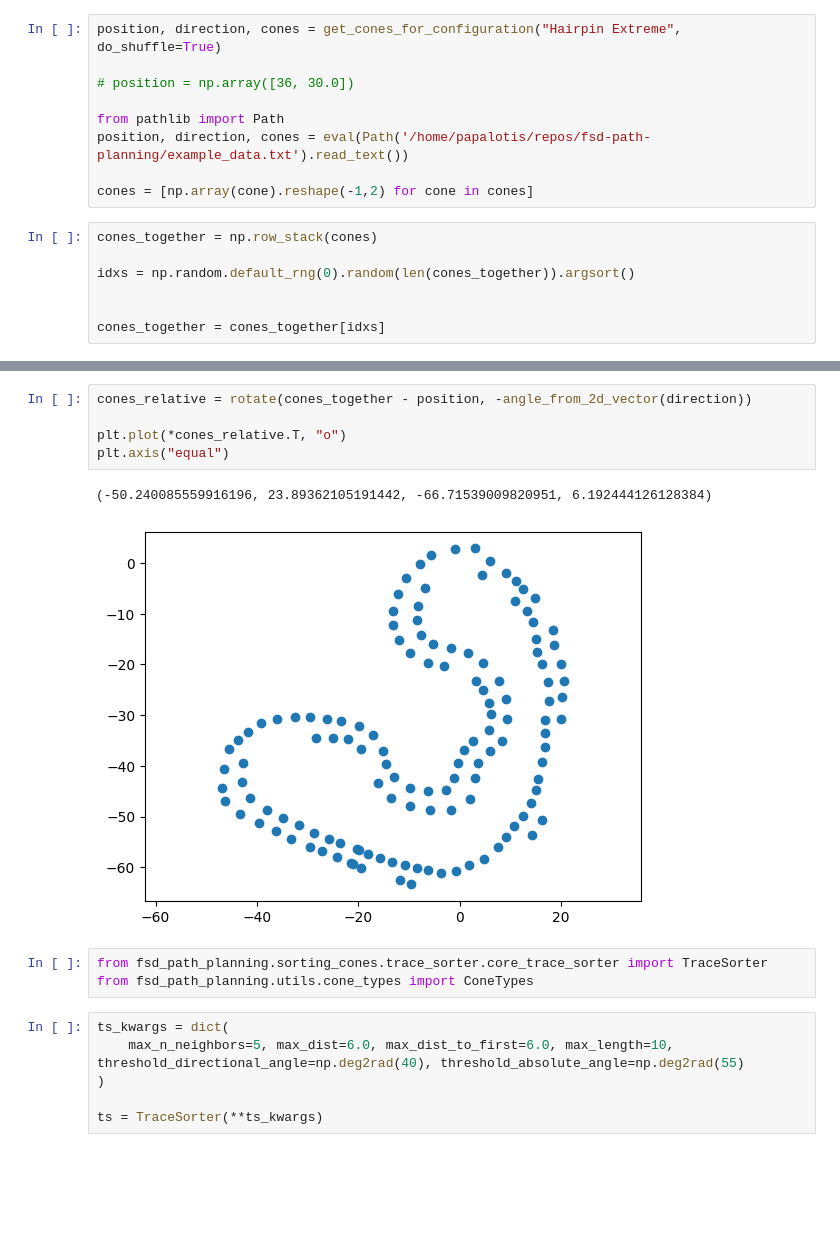
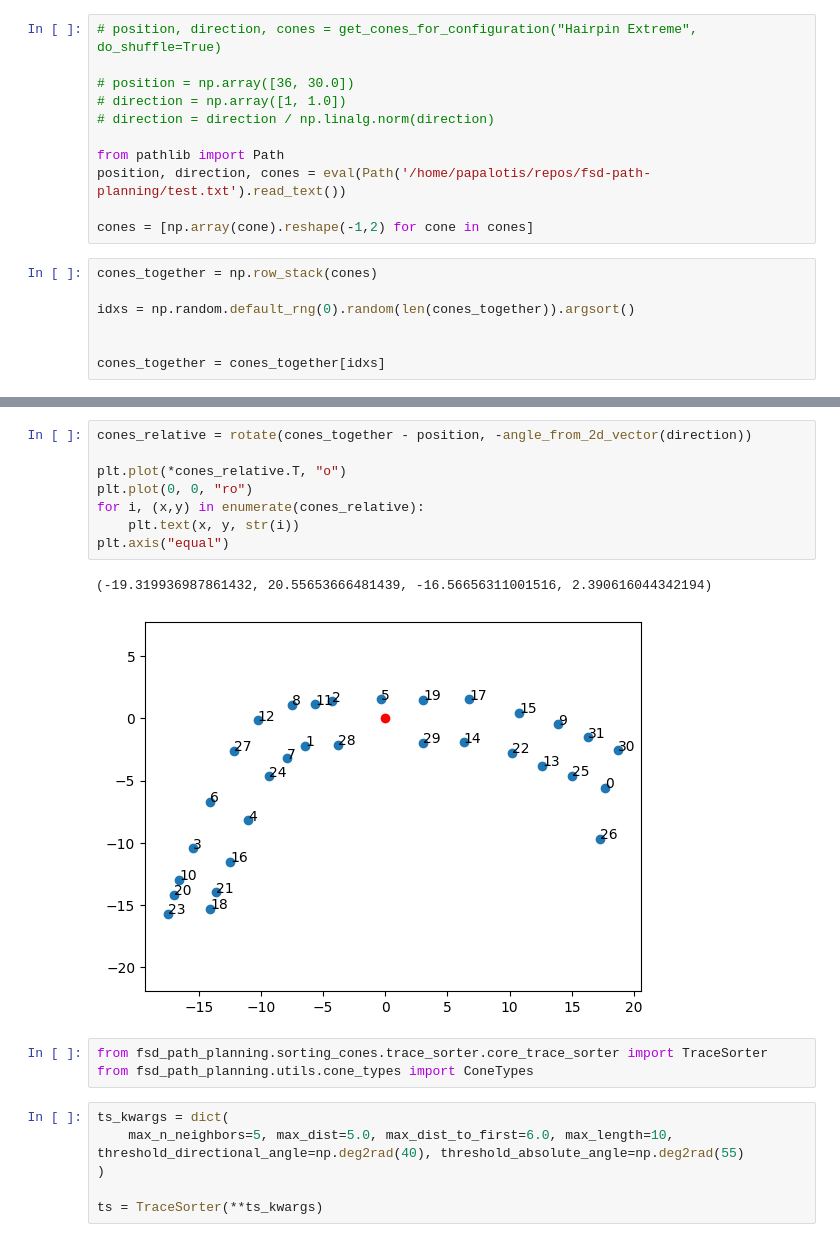
Before and after one commit to papalotis/ft-fsd-path-planning, a Jupyter notebook: colorless2.ipynb, the cells around one changed output, grey strips where cells are left out. Drawn from its saved outputs; the diff is of its cells as text; blank space fills up the shorter version.

```diff
--- a/colorless2.ipynb
+++ b/colorless2.ipynb
@@ -11,12 +11,14 @@ import matplotlib.pyplot as plt
 from fsd_path_planning.utils.math_utils import rotate, angle_from_2d_vector
 from numpy import array, float64
 # %%
-position, direction, cones = get_cones_for_configuration("Hairpin Extreme", do_shuffle=True)
+# position, direction, cones = get_cones_for_configuration("Hairpin Extreme", do_shuffle=True)
 
 # position = np.array([36, 30.0])
+# direction = np.array([1, 1.0])
+# direction = direction / np.linalg.norm(direction)
 
 from pathlib import Path
-position, direction, cones = eval(Path('/home/papalotis/repos/fsd-path-planning/example_data.txt').read_text())
+position, direction, cones = eval(Path('/home/papalotis/repos/fsd-path-planning/test.txt').read_text())
 
 cones = [np.array(cone).reshape(-1,2) for cone in cones]
 # %%
@@ -44,17 +46,20 @@ plt.axis("equal")
 # %%
 cones_relative = rotate(cones_together - position, -angle_from_2d_vector(direction))
 
 plt.plot(*cones_relative.T, "o")
+plt.plot(0, 0, "ro")
+for i, (x,y) in enumerate(cones_relative):
+    plt.text(x, y, str(i))
 plt.axis("equal")
 # %% [output]
-(-50.240085559916196, 23.89362105191442, -66.71539009820951, 6.192444126128384)
+(-19.319936987861432, 20.55653666481439, -16.56656311001516, 2.390616044342194)
-[figure, old version]
+[figure, new version]
 # %%
 from fsd_path_planning.sorting_cones.trace_sorter.core_trace_sorter import TraceSorter
 from fsd_path_planning.utils.cone_types import ConeTypes
 # %%
 ts_kwargs = dict(
-    max_n_neighbors=5, max_dist=6.0, max_dist_to_first=6.0, max_length=10, threshold_directional_angle=np.deg2rad(40), threshold_absolute_angle=np.deg2rad(55)
+    max_n_neighbors=5, max_dist=5.0, max_dist_to_first=6.0, max_length=10, threshold_directional_angle=np.deg2rad(40), threshold_absolute_angle=np.deg2rad(55)
 )
 
 ts = TraceSorter(**ts_kwargs)
```
Also changed, not shown: parts of 13 cells of this notebook, 7 other files.
